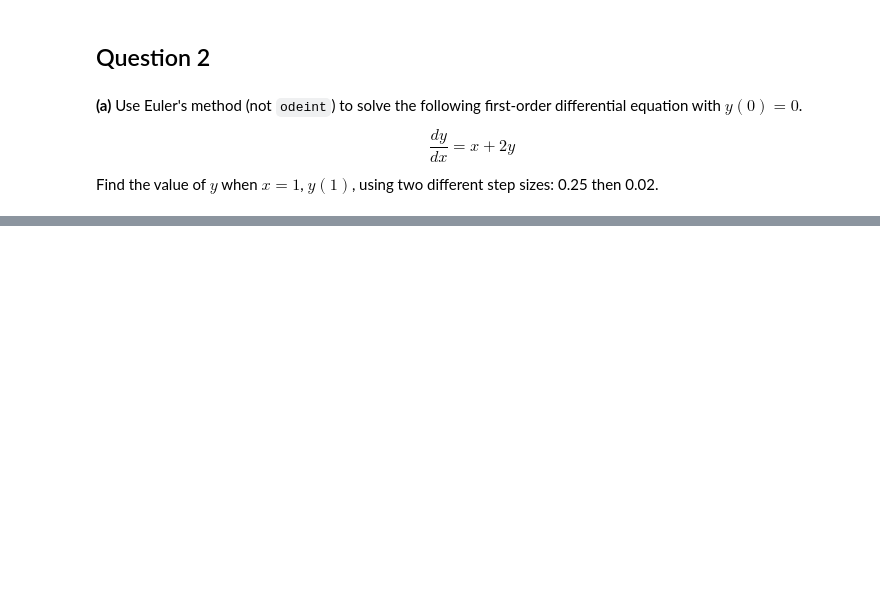
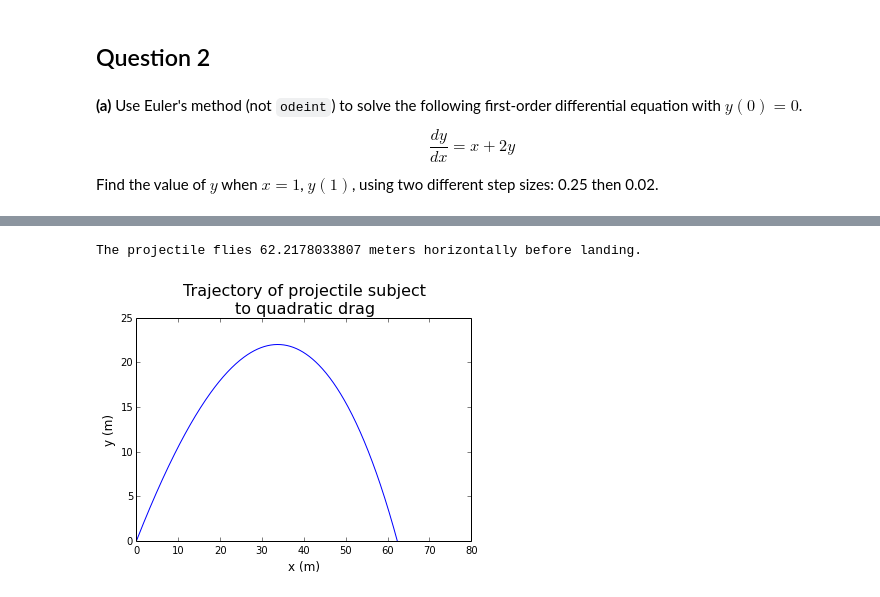
Before and after one commit to pnguye41/PHYS202-S14, a Jupyter notebook: SciPy/ODEExercises.ipynb, the cells around one changed output, grey strips where cells are left out. Cells and saved outputs as stored; diff of their text form; code cells hidden in the pictures; blank space fills up the shorter version.

```diff
--- a/SciPy/ODEExercises.ipynb
+++ b/SciPy/ODEExercises.ipynb
@@ -225,0 +387,43 @@ Find the value of $y$ when $x = 1$, $y(1)$, using two different step sizes: 0.25
+# %%
+def deriv(v,t):
+
+    vter = 44. #m/s
+    g = 9.8 #m/s
+
+    vx = v[0]
+    vy = v[1]
+
+    dvxdt = -g*(vx/(vter**2))*np.sqrt((vx**2)+(vy**2))
+    dvydt = -g*(1 + (vx/(vter**2))*np.sqrt((vx**2 + vy**2)))
+
+    return np.array([dvxdt,dvydt])
+dt = 0.01
+t = np.arange(0.,200.,dt)
+vx0 = 30 * np.cos(50 * (np.pi/180))
+vy0 = 30 * np.sin(50 * (np.pi/180))
+
+result = odeint(deriv, np.array([vx0,vy0]), t)
+Vx = result[:,0]
+Vy = result[:,1]
+
+x = np.zeros(len(t))
+y = np.zeros(len(t))
+
+for i in range(len(t)-1):
+    x[i+1] = x[i] + dt*Vx[i+1]
+    y[i+1] = y[i] + dt*Vy[i+1]
+
+ymask = (y > 0)
+Range = x[len(y[ymask])]
+print "The projectile flies %s meters horizontally before landing."%(Range)
+
+plt.plot(x[:500],y[:500])
+plt.ylim(0,25)
+
+plt.title("Trajectory of projectile subject\nto quadratic drag",fontsize=16)
+plt.xlabel("x (m)",fontsize=12)
+plt.ylabel("y (m)",fontsize=12)
+plt.show()
+# %% [output]
+The projectile flies 62.2178033807 meters horizontally before landing.
+[figure, added]
```
Also changed, not shown: parts of 20 cells of this notebook, 1 other file.
